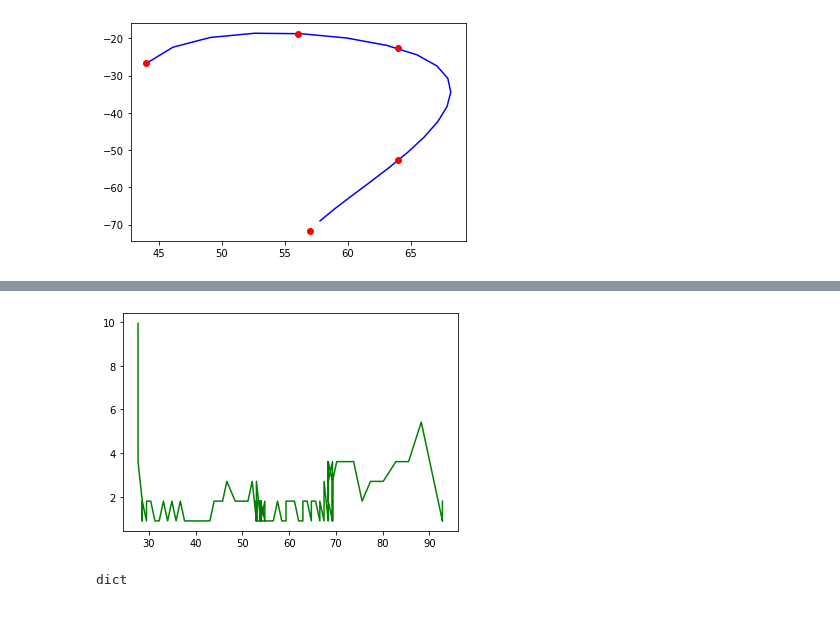
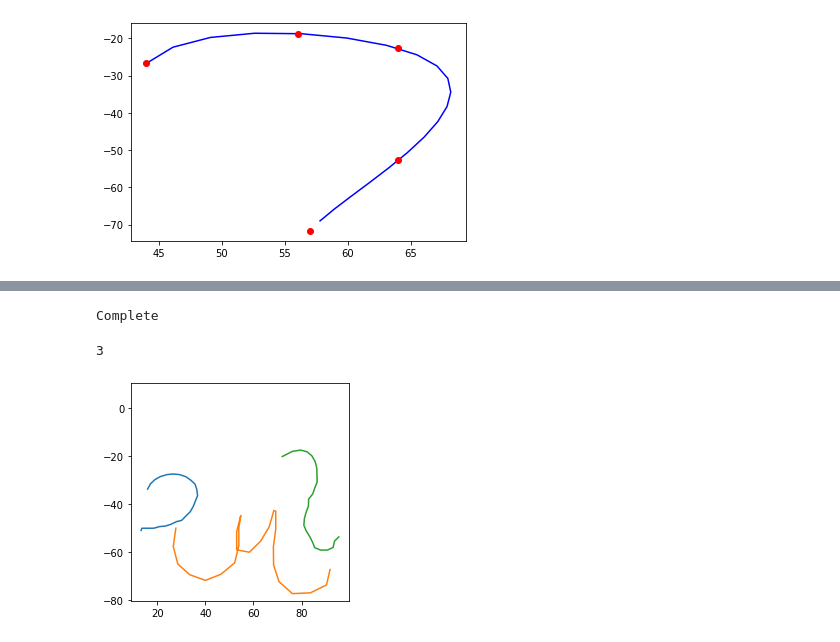
Before and after one commit to SomTambe/omniglot-bcs, a Jupyter notebook: own_model_bcs.ipynb, the cells around one changed output, grey strips where cells are left out. Drawn from its saved outputs; the diff is of its cells as text; code cells hidden in the pictures.

```diff
--- a/own_model_bcs.ipynb
+++ b/own_model_bcs.ipynb
@@ -245,25 +216,29 @@ p1-p2: [0.        0.9035533]
-# %%
-import numpy.linalg as L
-L.norm(chr[45]-chr[46])
-normarr=[]
-for i in range(chr.shape[0]-1):
-    normarr.append(L.norm(chr[i+1]-chr[i],ord=1))
-plt.plot(chr[:,0][:-1],normarr,'g')
-# plt.plot(chr[:,0],chr[:,1])
-# plt.axis('square')
-plt.show()
-# %% [output]
-[figure, removed]
-# %%
-prims={} # Initialized an empty dict first
-type(prims)
-# %% [output]
-dict
+# %%
+spline_prims = {}
 # %%
-# primitives = character[<language>][<character>][<character number>]['strokes'][0][<primitive number>][0] --> (n,2) np array
-for language in character:
-    for char in character[language]:
-        for char_num in char:
-            # char_num is a dict with key 'strokes'
-            for prim_num in char_num['strokes'][0]:
-                spline=spline_5(prim_num[0])
+# primitives = character[<language>][<character>][<character inst>]['strokes'][0][<primitive number>][0] --> (n,2) np array
+# %%
+spl_len=25
+for lang in character :
+    # lang are keys
+    spline_prims[lang]=[]
+    # spline_prims[lang][char][inst][0][primitive]
+    for i,char in enumerate(character[lang]) :
+        # char = characters of lang
+        spline_prims[lang].append([])
+        for j,inst in enumerate(char) :
+            # inst = character instance
+            spline_prims[lang][i].append([[]])
+            for k,primitive in enumerate(inst['strokes'][0]):
+                # primitive = single element list which contains primitive numpy array
+#                 print(primitive[0].shape)
+#                 print('iteration ',k,j)
+                spline_prims[lang][i][j][0].append(spline_5(primitive[0],spl_len))
+print('Complete')
+# %% [output]
+Complete
+# %%
+tx=spline_prims['Gujarati'][12][7][0]
+len(tx)
+# %% [output]
+3
@@ -269,0 +251,10 @@ for language in character:
+# %%
+typ=''
+plt.plot(tx[0][:,0],tx[0][:,1],typ)
+plt.plot(tx[1][:,0],tx[1][:,1],typ)
+plt.plot(tx[2][:,0],tx[2][:,1],typ)
+plt.axis('square')
+plt.show()
+# Yaay it is working !!
+# %% [output]
+[figure, added]
```
Also changed, not shown: parts of 8 cells of this notebook, 3 other files.
